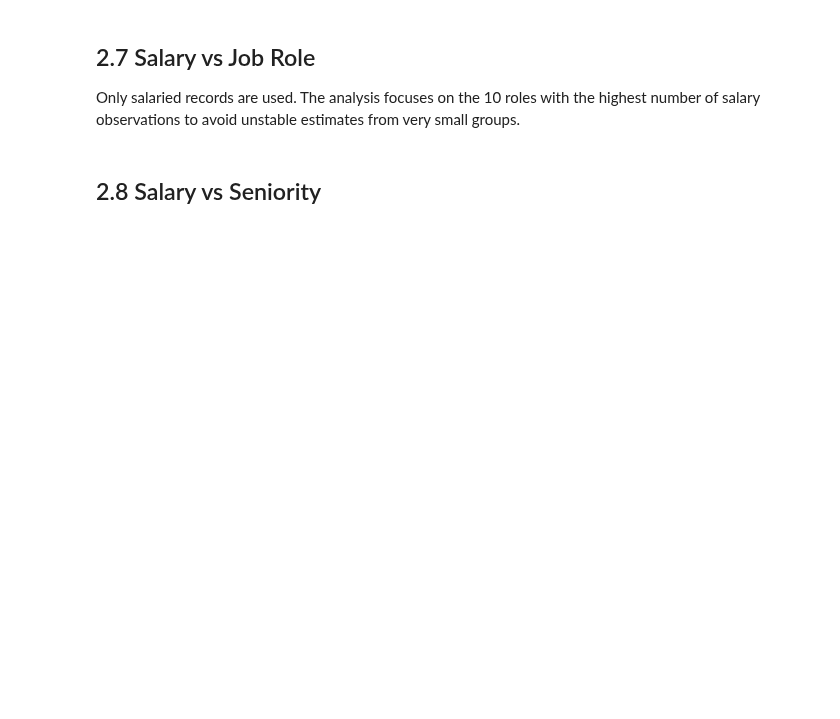
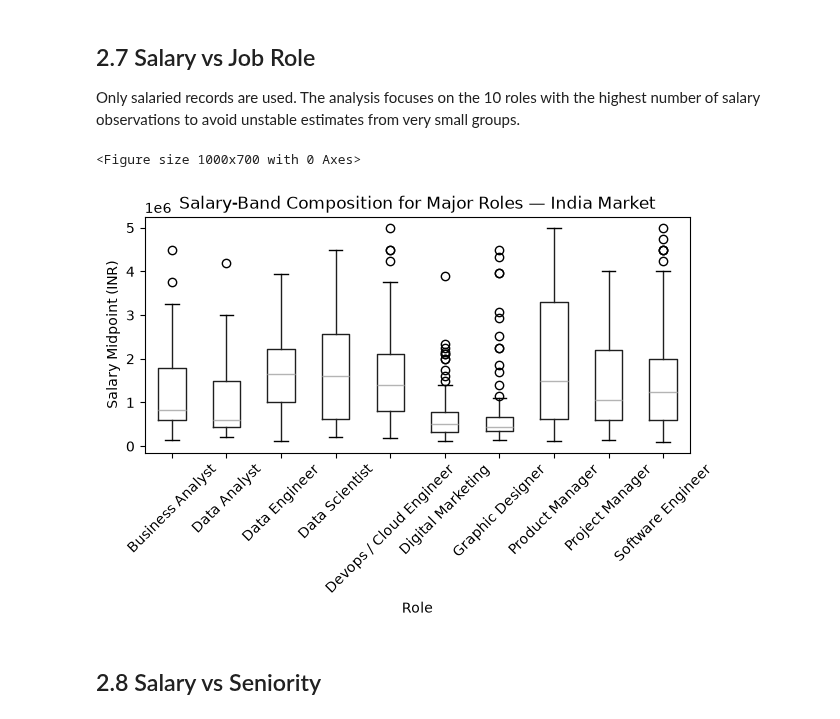
Before and after one commit to anusanth26/Career-Market-Intelligence, a Jupyter notebook: notebooks/career_market_intelligence.ipynb, the cells around one changed output. Saved outputs shown, nothing was run; the diff lists cells and outputs as text; code cells hidden in the pictures; blank space fills up the shorter version.

Commit message:
fix(eda): refine salary analysis and findings

```diff
--- a/notebooks/career_market_intelligence.ipynb
+++ b/notebooks/career_market_intelligence.ipynb
@@ -554,34 +593,37 @@ role_salary_df = salary_df[
 ].copy()
 
 role_order = (
     role_salary_df.groupby("role")["salary_mid"]
     .median()
     .sort_values()
     .index
 )
 
 plt.figure(figsize=(10, 7))
 
 role_salary_df.boxplot(
     column="salary_mid",
     by="role",
     grid=False,
     rot=45
 )
 
-plt.title("Salary Distribution by Major Job Roles")
+plt.title("Salary-Band Composition for Major Roles — India Market")
 plt.suptitle("")
 plt.xlabel("Role")
 plt.ylabel("Salary Midpoint (INR)")
 plt.tight_layout()
 
 plt.savefig(
     f"{EDA_DIR}/09_salary_by_role.png",
     dpi=300,
     bbox_inches="tight"
 )
 
 plt.show()
+# %% [output]
+<Figure size 1000x700 with 0 Axes>
+[figure, added]
 # %% [markdown]
 ## 2.8 Salary vs Seniority
 # %%
```
Also changed, not shown: parts of 18 cells of this notebook, 10 other files.
